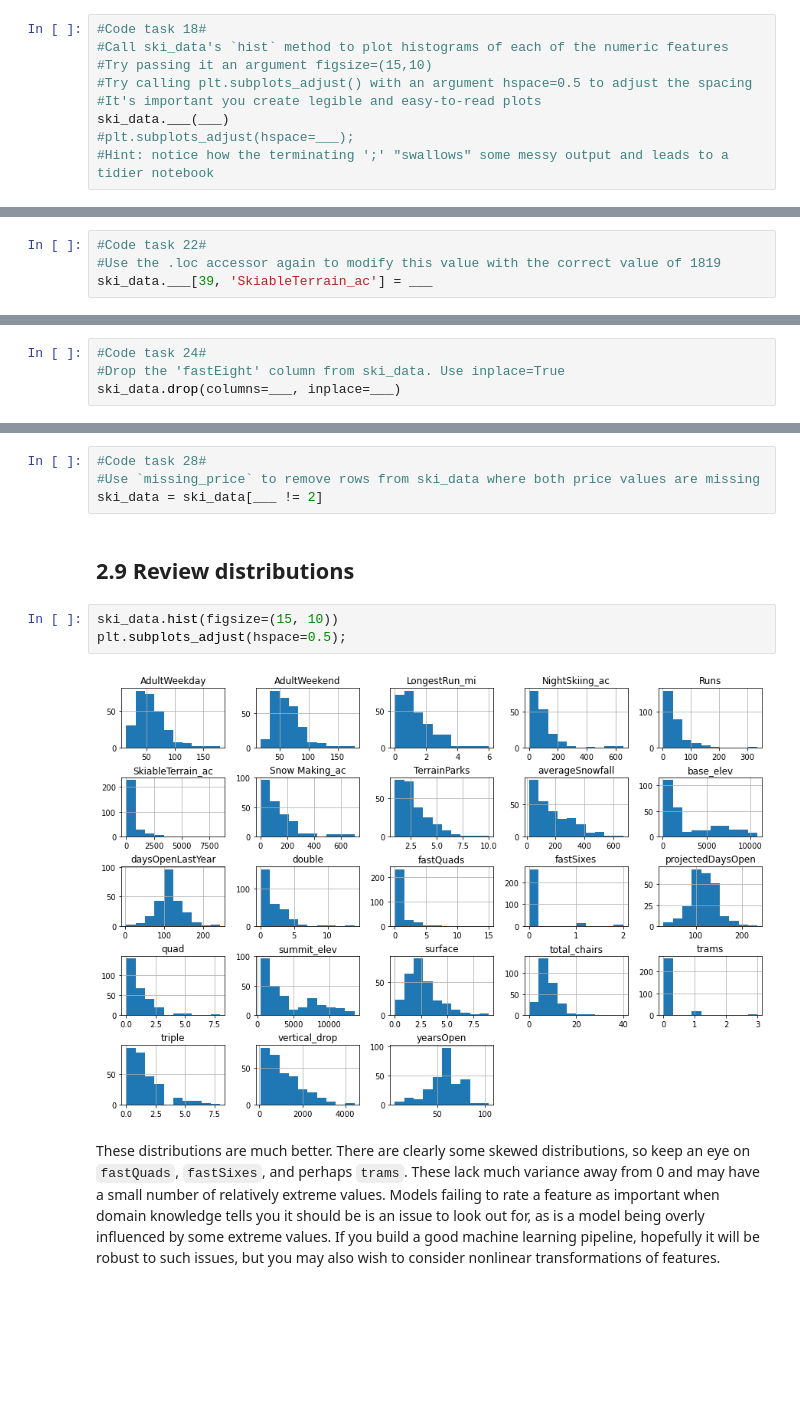
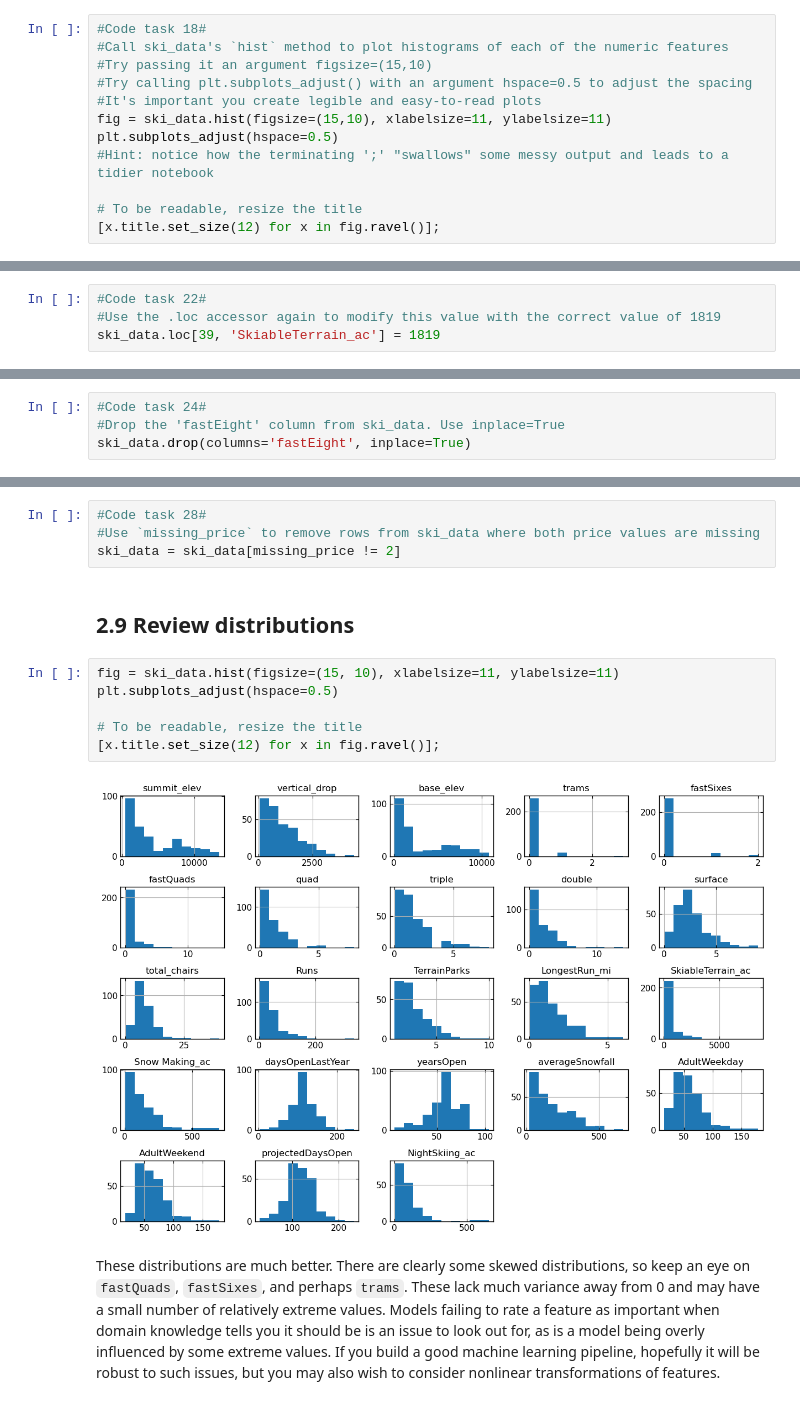
Before and after one commit to astrodoo/Springboard, a Jupyter notebook: Capstone_Guided/Notebooks/02_data_wrangling.ipynb, the cells around one changed output, grey strips where cells are left out. Drawn from its saved outputs; the diff is of its cells as text; blank space fills up the shorter version.

```diff
--- a/Capstone_Guided/Notebooks/02_data_wrangling.ipynb
+++ b/Capstone_Guided/Notebooks/02_data_wrangling.ipynb
@@ -364,6 +547,9 @@ Note that, although we are still in the 'data wrangling and cleaning' phase rath
 #Try passing it an argument figsize=(15,10)
 #Try calling plt.subplots_adjust() with an argument hspace=0.5 to adjust the spacing
 #It's important you create legible and easy-to-read plots
-ski_data.___(___)
-#plt.subplots_adjust(hspace=___);
+fig = ski_data.hist(figsize=(15,10), xlabelsize=11, ylabelsize=11)
+plt.subplots_adjust(hspace=0.5)
 #Hint: notice how the terminating ';' "swallows" some messy output and leads to a tidier notebook
+
+# To be readable, resize the title
+[x.title.set_size(12) for x in fig.ravel()];
@@ -406,7 +617,7 @@ ski_data.___[39, 'SkiableTerrain_ac']
 # %%
 #Code task 22#
 #Use the .loc accessor again to modify this value with the correct value of 1819
-ski_data.___[39, 'SkiableTerrain_ac'] = ___
+ski_data.loc[39, 'SkiableTerrain_ac'] = 1819
 # %%
 #Code task 23#
 #Use the .loc accessor a final time to verify that the value has been modified
@@ -477,7 +690,7 @@ Drop the fastEight column in its entirety; half the values are missing and all b
 # %%
 #Code task 24#
 #Drop the 'fastEight' column from ski_data. Use inplace=True
-ski_data.drop(columns=___, inplace=___)
+ski_data.drop(columns='fastEight', inplace=True)
 # %% [markdown]
 What about yearsOpen? How many resorts have purportedly been open for more than 100 years?
 # %%
@@ -569,14 +795,17 @@ About 14% of the rows have no price data. As the price is your target, these row
 # %%
 #Code task 28#
 #Use `missing_price` to remove rows from ski_data where both price values are missing
-ski_data = ski_data[___ != 2]
+ski_data = ski_data[missing_price != 2]
 # %% [markdown]
 ## 2.9 Review distributions<a id='2.9_Review_distributions'></a>
 # %%
-ski_data.hist(figsize=(15, 10))
-plt.subplots_adjust(hspace=0.5);
+fig = ski_data.hist(figsize=(15, 10), xlabelsize=11, ylabelsize=11)
+plt.subplots_adjust(hspace=0.5)
+
+# To be readable, resize the title
+[x.title.set_size(12) for x in fig.ravel()];
 # %% [output]
-[figure, old version]
+[figure, new version]
 # %% [markdown]
 These distributions are much better. There are clearly some skewed distributions, so keep an eye on `fastQuads`, `fastSixes`, and perhaps `trams`. These lack much variance away from 0 and may have a small number of relatively extreme values.  Models failing to rate a feature as important when domain knowledge tells you it should be is an issue to look out for, as is a model being overly influenced by some extreme values. If you build a good machine learning pipeline, hopefully it will be robust to such issues, but you may also wish to consider nonlinear transformations of features.
 # %% [markdown]
```
Also changed, not shown: parts of 56 cells of this notebook, 2 other files.
